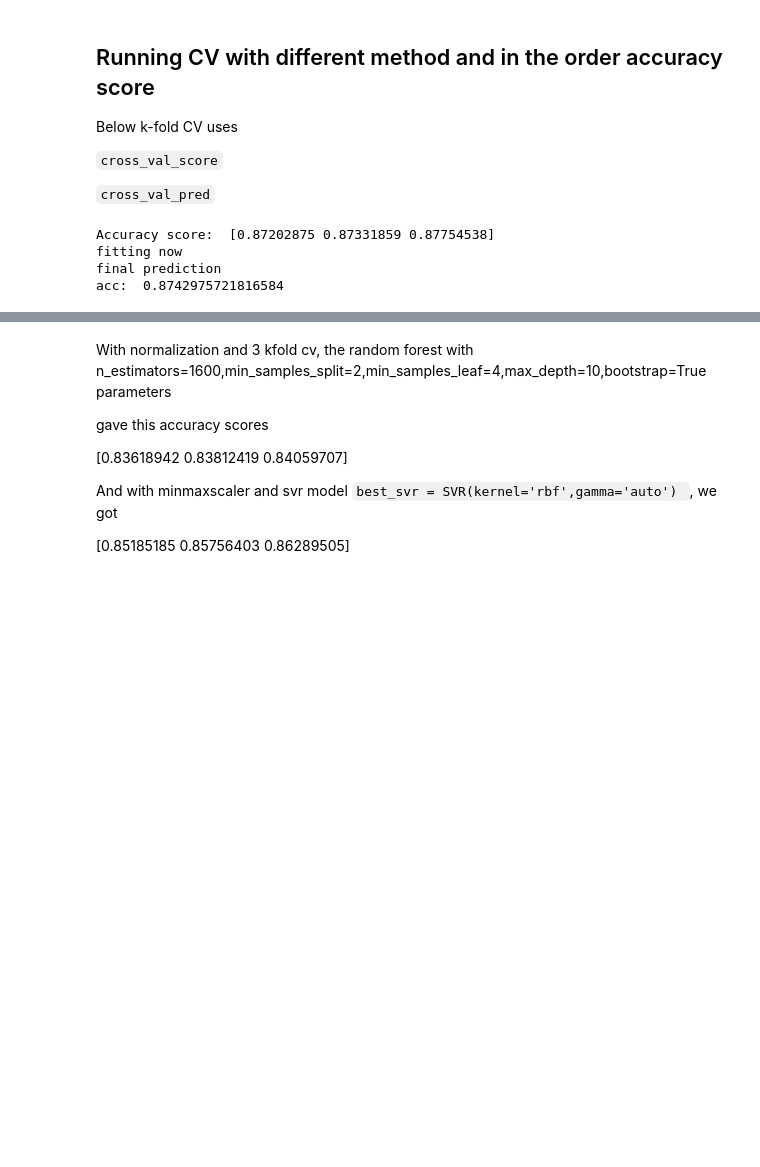
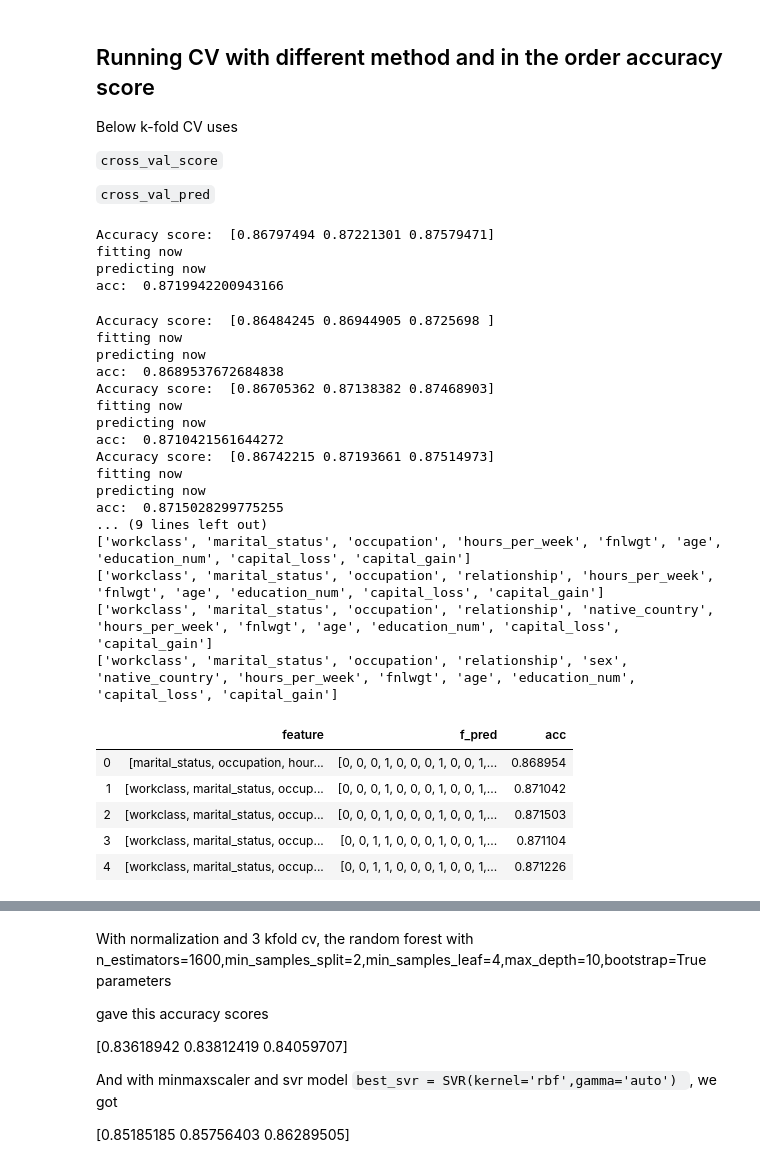
Before and after one commit to tech3371/ml_class, a Jupyter notebook: csci-5622-problem-set-4-2020-spring/HW-4-TenzinChoedon.ipynb, the cells around one changed output, grey strips where cells are left out. Saved outputs shown, nothing was run; the diff lists cells and outputs as text; code cells hidden in the pictures; blank space fills up the shorter version.

Commit message:
got 87.998% score

```diff
--- a/csci-5622-problem-set-4-2020-spring/HW-4-TenzinChoedon.ipynb
+++ b/csci-5622-problem-set-4-2020-spring/HW-4-TenzinChoedon.ipynb
@@ -306,12 +310,67 @@ Below k-fold CV uses
 `cross_val_pred`
 # %%
 # Gradient Boosting
-gradient = ensemble.GradientBoostingClassifier(n_estimators=200,learning_rate=0.2)
+gradient = ensemble.GradientBoostingClassifier(n_estimators=200,learning_rate=0.2,min_samples_split=10,max_features='auto',min_samples_leaf=1)
 gdb_score,gdb_pred = clf.kfold_cw(gradient,final_train,df_label,final_test,3)
 # %% [output]
-Accuracy score:  [0.87202875 0.87331859 0.87754538]
+Accuracy score:  [0.86797494 0.87221301 0.87579471]
 fitting now
-final prediction
-acc:  0.8742975721816584
+predicting now
+acc:  0.8719942200943166
+# %%
+feature = list(final_train.columns)
+acc = []
+f_pred = []
+feat = []
+for i in range(8,13):
+    # run RFE
+    selector = RFE(gradient, i, step=1)
+    selector = selector.fit(final_train, df_label.values.ravel())
+
+    rank = selector.ranking_
+
+    # selected those top tank features
+    f_feature = []
+    for r,f in zip(rank,feature):
+        if(r == 1):
+            f_feature.append(f)
+    feat.append(f_feature)
+    # train model on new selected features
+    gradient = ensemble.GradientBoostingClassifier(n_estimators=200,learning_rate=0.2,min_samples_split=10,max_features='auto',min_samples_leaf=1)
+    gdb_score,gdb_pred = clf.kfold_cw(gradient,final_train[f_feature],df_label,final_test[f_feature],3)
+    acc.append(gdb_score)
+    f_pred.append(gdb_pred)
+
+data_info = pd.DataFrame()
+data_info['feature'] = feat
+data_info['f_pred'] = f_pred
+data_info['acc'] = acc
+for f in data_info.feature:
+    print(f)
+data_info
+# %% [output]
+Accuracy score:  [0.86484245 0.86944905 0.8725698 ]
+fitting now
+predicting now
+acc:  0.8689537672684838
+Accuracy score:  [0.86705362 0.87138382 0.87468903]
+fitting now
+predicting now
+acc:  0.8710421561644272
+Accuracy score:  [0.86742215 0.87193661 0.87514973]
+fitting now
+predicting now
+acc:  0.8715028299775255
+... (9 lines left out)
+['workclass', 'marital_status', 'occupation', 'hours_per_week', 'fnlwgt', 'age', 'education_num', 'capital_loss', 'capital_gain']
+['workclass', 'marital_status', 'occupation', 'relationship', 'hours_per_week', 'fnlwgt', 'age', 'education_num', 'capital_loss', 'capital_gain']
+['workclass', 'marital_status', 'occupation', 'relationship', 'native_country', 'hours_per_week', 'fnlwgt', 'age', 'education_num', 'capital_loss', 'capital_gain']
+['workclass', 'marital_status', 'occupation', 'relationship', 'sex', 'native_country', 'hours_per_week', 'fnlwgt', 'age', 'education_num', 'capital_loss', 'capital_gain']
+|  | feature | f_pred | acc |
+| 0 | [marital_status, occupation, hour... | [0, 0, 0, 1, 0, 0, 0, 1, 0, 0, 1,... | 0.868954 |
+| 1 | [workclass, marital_status, occup... | [0, 0, 0, 1, 0, 0, 0, 1, 0, 0, 1,... | 0.871042 |
+| 2 | [workclass, marital_status, occup... | [0, 0, 0, 1, 0, 0, 0, 1, 0, 0, 1,... | 0.871503 |
+| 3 | [workclass, marital_status, occup... | [0, 0, 1, 1, 0, 0, 0, 1, 0, 0, 1,... | 0.871104 |
+| 4 | [workclass, marital_status, occup... | [0, 0, 1, 1, 0, 0, 0, 1, 0, 0, 1,... | 0.871226 |
 # %%
 def compare(pred):
```
Also changed, not shown: parts of 23 cells of this notebook, 3 other files.
